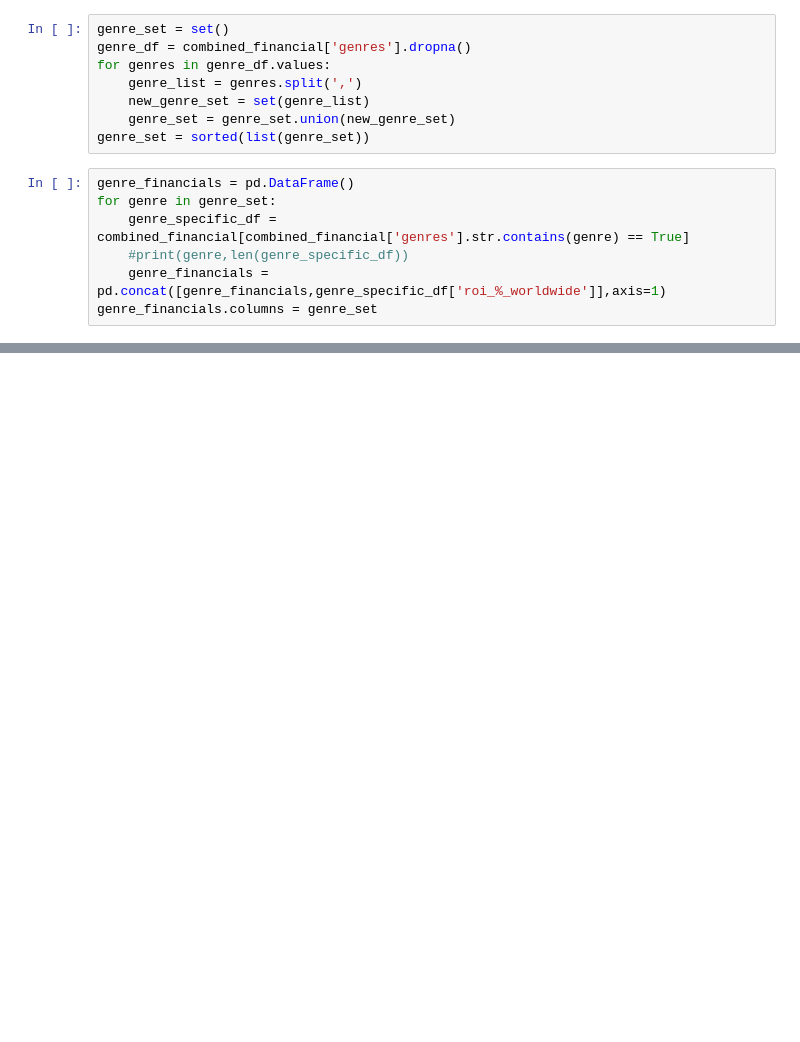
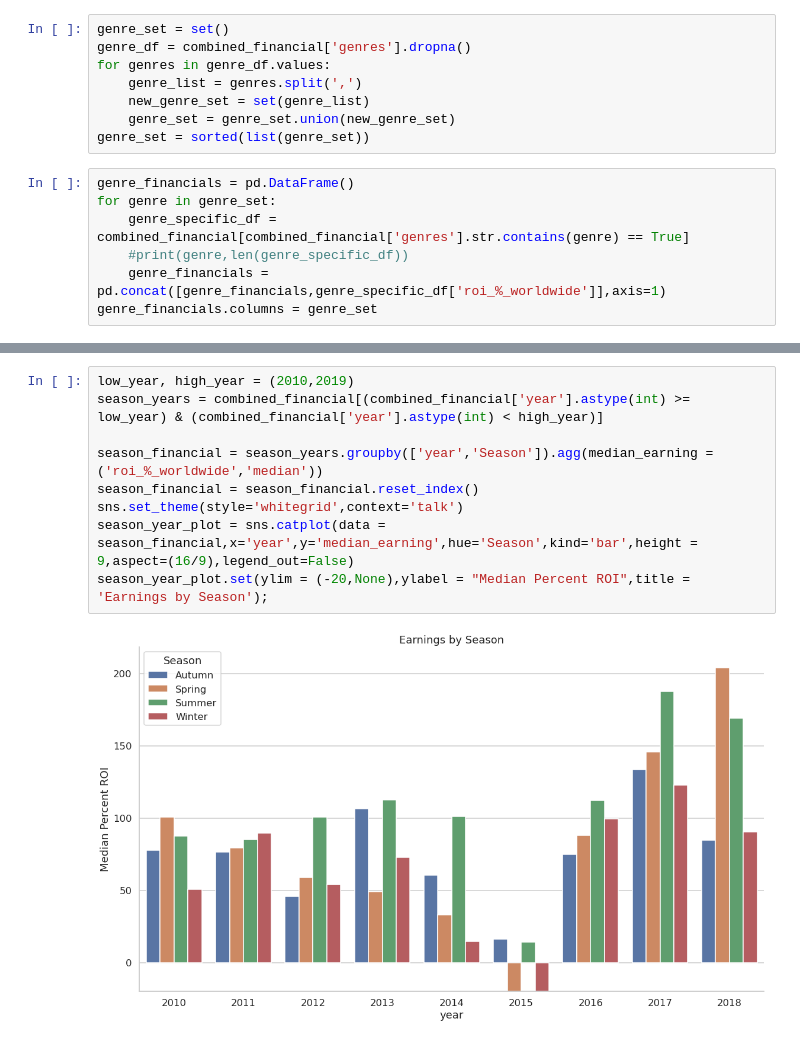
Before and after one commit to jlombino/dsc-phase-1-project, a Jupyter notebook: Jason's Work.ipynb, the cells around one changed output, grey strips where cells are left out. Saved outputs shown, nothing was run; the diff lists cells and outputs as text; blank space fills up the shorter version.

```diff
--- a/Jason's Work.ipynb
+++ b/Jason's Work.ipynb
@@ -97,0 +98,11 @@ genre_plot_2.set_title('Top Movie Genres',fontsize=32);
+# %%
+low_year, high_year = (2010,2019)
+season_years = combined_financial[(combined_financial['year'].astype(int) >= low_year) & (combined_financial['year'].astype(int) < high_year)]
+
+season_financial = season_years.groupby(['year','Season']).agg(median_earning = ('roi_%_worldwide','median'))
+season_financial = season_financial.reset_index()
+sns.set_theme(style='whitegrid',context='talk')
+season_year_plot = sns.catplot(data = season_financial,x='year',y='median_earning',hue='Season',kind='bar',height = 9,aspect=(16/9),legend_out=False)
+season_year_plot.set(ylim = (-20,None),ylabel = "Median Percent ROI",title = 'Earnings by Season');
+# %% [output]
+[figure, added]
```
Also changed, not shown: parts of 7 cells of this notebook.
